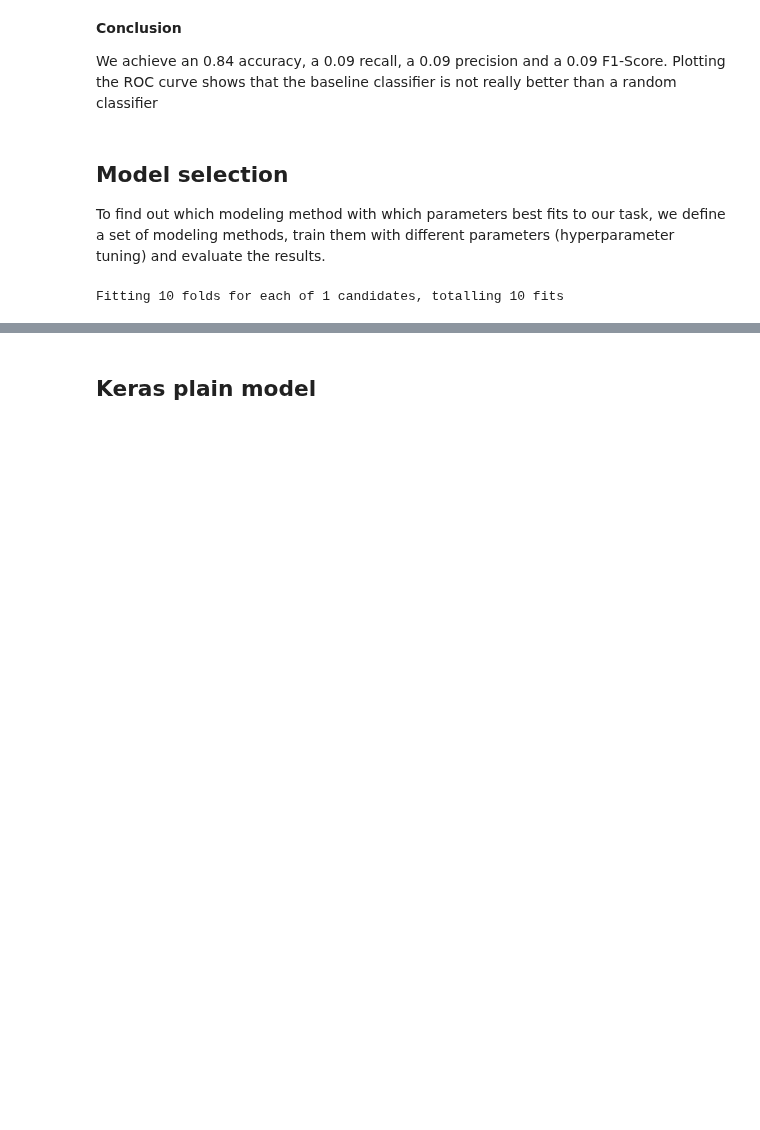
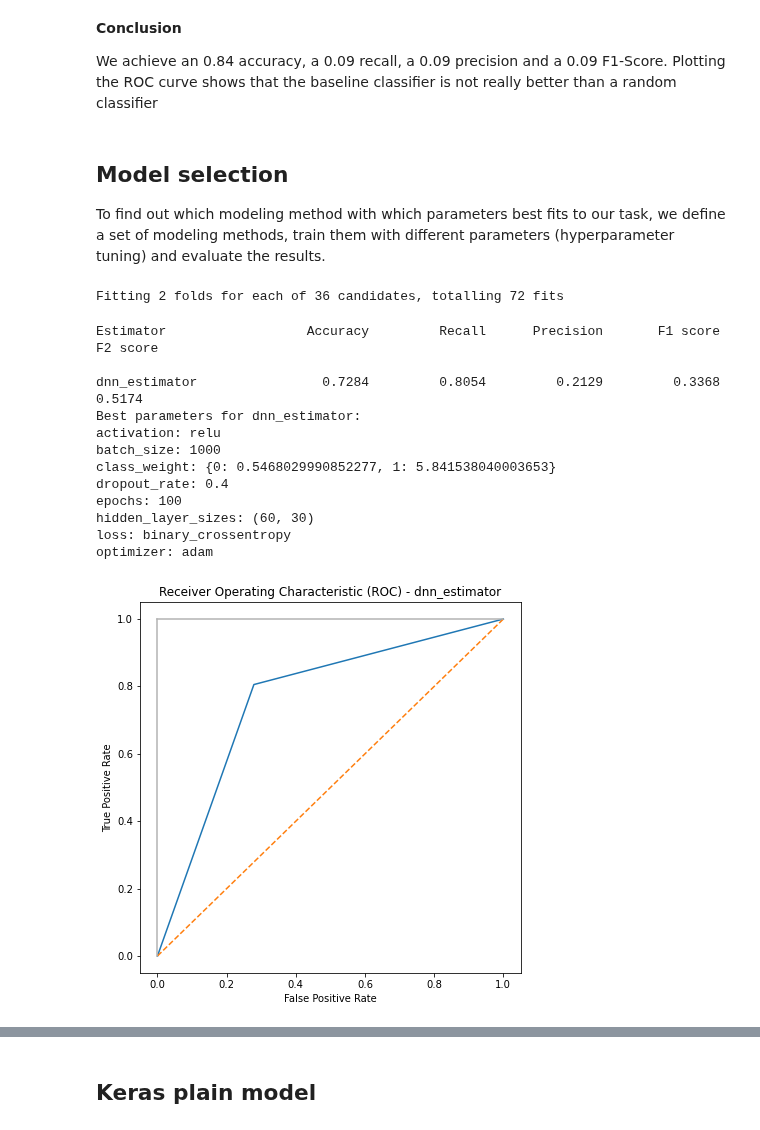
Before and after one commit to BenediktLueth/heartheroes, a Jupyter notebook: model_training.ipynb, the cells around one changed output, grey strips where cells are left out. Drawn from its saved outputs; the diff is of its cells as text; code cells hidden in the pictures; blank space fills up the shorter version.

```diff
--- a/model_training.ipynb
+++ b/model_training.ipynb
@@ -184,7 +182,7 @@ def send_mail_via_outlook(message:str):
     mail.Send()
 
 
-def model_evaluate(estimator, parameters, X_train, X_test, y_train, y_test, cv_folds=2, n_jobs=12, do_send_notification_mail=True):
+def model_evaluate(estimator, parameters, X_train, X_test, y_train, y_test, cv_folds=2, n_jobs=-1, do_send_notification_mail=False):
     # Method that trains the passed model with the passed parameters and plots the evaluation of it
     scoring = make_scorer(fbeta_score, beta=2)
 
@@ -340,8 +339,8 @@ weight_for_1 = (1 / pos) * (total / 2.0)
 weights_ls = [{0:1, 1:1}, {0:1, 1:4}, {0: weight_for_0, 1: weight_for_1}]
 n_estimators_ls_tree_models = [50, 100, 200, 800, 1000]
 max_features_ls_tree_models = ['sqrt', 'log2']
-validation_fraction_tree_models = 0.3
-n_iter_no_change_tree_models = 50
+validation_fraction_tree_models = [0.3]
+n_iter_no_change_tree_models = [50]
 
 param_grids = {
     Estimator.knn_estimator: {
@@ -353,7 +352,7 @@ param_grids = {
         'max_features': max_features_ls_tree_models,
         'min_samples_split': [10],
         'max_samples': [1000, None],
-        'n_jobs': -1
+        'n_jobs': [-1]
     },
     Estimator.svc_estimator: {
         'kernel': ['linear', 'poly', 'rbf', 'sigmoid'],
@@ -374,7 +373,6 @@ param_grids = {
         'loss': ['log_loss'], # like advised in scikit-learn documentation
         'criterion': ['friedman_mse'], # like advised in scikit-learn documentation
         'max_depth': [3, 5, 10, 20],
-        'activation': ['identity', 'logistic', 'tanh', 'relu'],
         'max_features': max_features_ls_tree_models,
         'max_leaf_nodes': [5, 10, None],
         'validation_fraction': validation_fraction_tree_models,
@@ -389,9 +387,22 @@ param_grids = {
 # %%
 # dnn estimator
 estimator = Estimator.dnn_estimator
-grid = model_evaluate(estimator, param_grids.get(estimator), **data_dict, cv_folds=1)
+grid = model_evaluate(estimator, param_grids.get(estimator), **data_dict)
 # %% [output]
-Fitting 10 folds for each of 1 candidates, totalling 10 fits
+Fitting 2 folds for each of 36 candidates, totalling 72 fits
+Estimator                  Accuracy         Recall      Precision       F1 score       F2 score
+
+dnn_estimator                0.7284         0.8054         0.2129         0.3368         0.5174
+Best parameters for dnn_estimator:
+activation: relu
+batch_size: 1000
+class_weight: {0: 0.5468029990852277, 1: 5.841538040003653}
+dropout_rate: 0.4
+epochs: 100
+hidden_layer_sizes: (60, 30)
+loss: binary_crossentropy
+optimizer: adam
+[figure, added]
 # %%
 # XGBoost estimator
 estimator = Estimator.xgb_estimator
```
Also changed, not shown: parts of 13 cells of this notebook.
